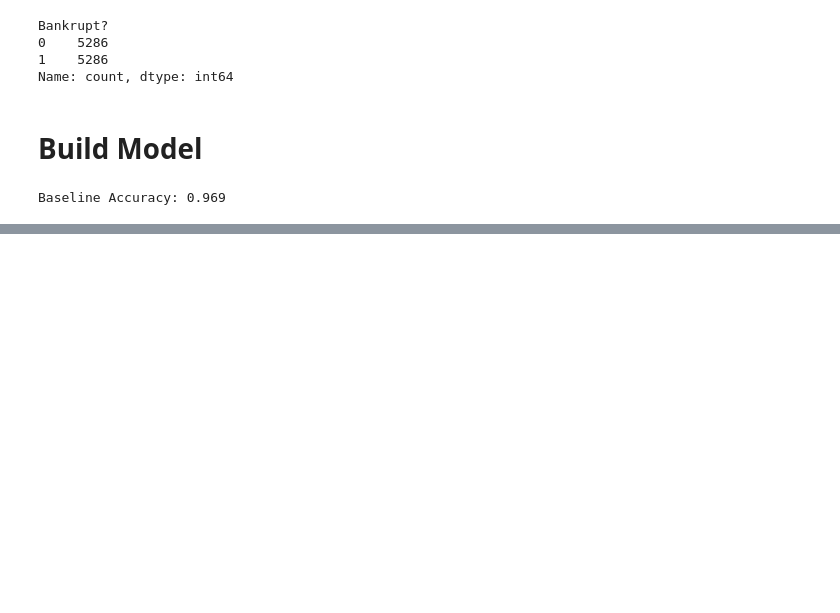
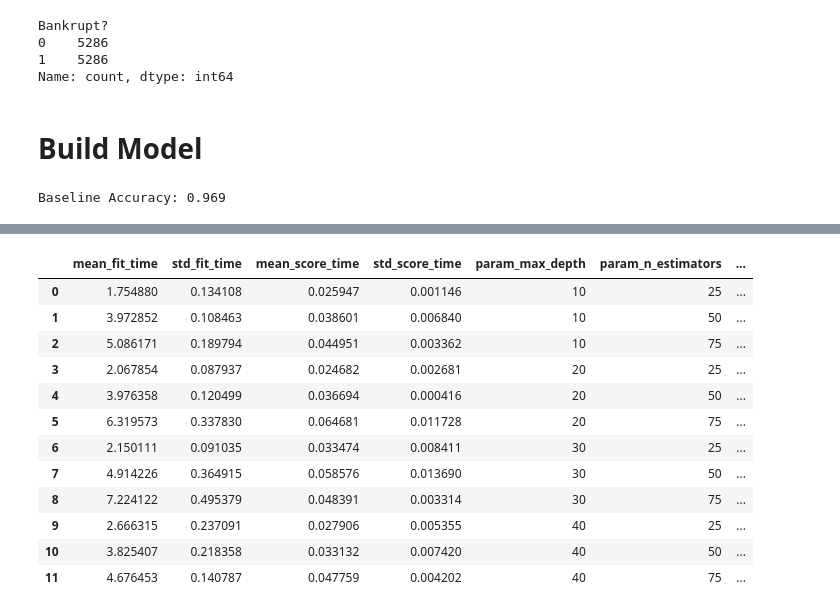
Before and after one commit to Jagannath29/DataScienceProjects, a Jupyter notebook: taiwan_bankruptcy_prediction/bankruptcy_prediction.ipynb, the cells around one changed output, grey strips where cells are left out. Cells and saved outputs as stored; diff of their text form; code cells hidden in the pictures; blank space fills up the shorter version.

```diff
--- a/taiwan_bankruptcy_prediction/bankruptcy_prediction.ipynb
+++ b/taiwan_bankruptcy_prediction/bankruptcy_prediction.ipynb
@@ -272,0 +349,19 @@ Baseline Accuracy: 0.969
+# %%
+# let see cv results in a dataframe
+
+cv_result = pd.DataFrame(model.cv_results_)
+cv_result
+# %% [output]
+|  | mean_fit_time | std_fit_time | mean_score_time | std_score_time | param_max_depth | param_n_estimators | ... |
+| 0 | 1.754880 | 0.134108 | 0.025947 | 0.001146 | 10 | 25 | ... |
+| 1 | 3.972852 | 0.108463 | 0.038601 | 0.006840 | 10 | 50 | ... |
+| 2 | 5.086171 | 0.189794 | 0.044951 | 0.003362 | 10 | 75 | ... |
+| 3 | 2.067854 | 0.087937 | 0.024682 | 0.002681 | 20 | 25 | ... |
+| 4 | 3.976358 | 0.120499 | 0.036694 | 0.000416 | 20 | 50 | ... |
+| 5 | 6.319573 | 0.337830 | 0.064681 | 0.011728 | 20 | 75 | ... |
+| 6 | 2.150111 | 0.091035 | 0.033474 | 0.008411 | 30 | 25 | ... |
+| 7 | 4.914226 | 0.364915 | 0.058576 | 0.013690 | 30 | 50 | ... |
+| 8 | 7.224122 | 0.495379 | 0.048391 | 0.003314 | 30 | 75 | ... |
+| 9 | 2.666315 | 0.237091 | 0.027906 | 0.005355 | 40 | 25 | ... |
+| 10 | 3.825407 | 0.218358 | 0.033132 | 0.007420 | 40 | 50 | ... |
+| 11 | 4.676453 | 0.140787 | 0.047759 | 0.004202 | 40 | 75 | ... |
```
Also changed, not shown: parts of 20 cells of this notebook, 2 other files.
